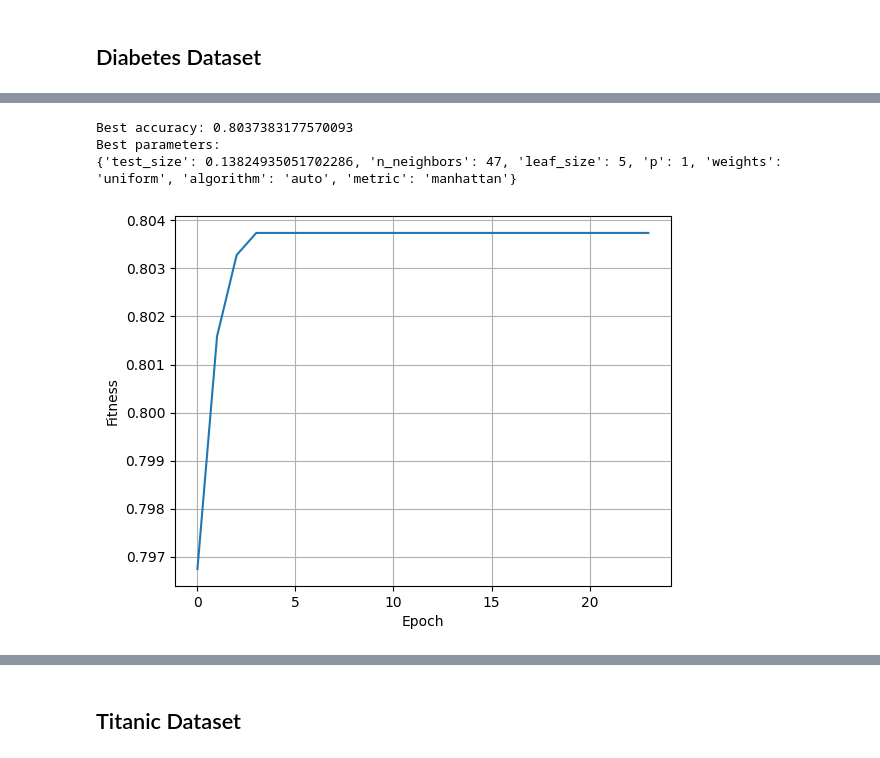
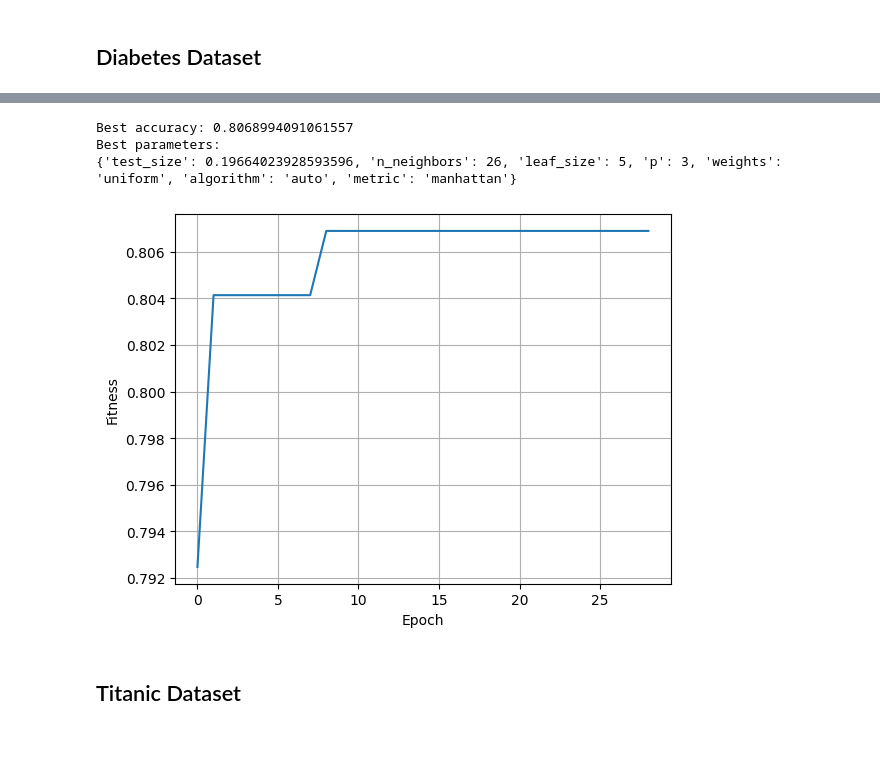
Before and after one commit to emir-ozturk/meta_heuristic, a Jupyter notebook: knn_meta_example.ipynb, the cells around one changed output, grey strips where cells are left out. Saved outputs shown, nothing was run; the diff lists cells and outputs as text; code cells hidden in the pictures.

```diff
--- a/knn_meta_example.ipynb
+++ b/knn_meta_example.ipynb
@@ -38,7 +9,8 @@ id: 154, target: Objectives: [0.80373832], Fitness: 0.8037383177570093, solution
-# %%
-plot_fitness(diabetes_model)
-# %% [output]
-Best accuracy: 0.8037383177570093
-Best parameters:
-{'test_size': 0.13824935051702286, 'n_neighbors': 47, 'leaf_size': 5, 'p': 1, 'weights': 'uniform', 'algorithm': 'auto', 'metric': 'manhattan'}
-[figure, removed]
+# %%
+diabetes_df = load_diabetes_dataset()
+diabetes_problem = KnnMetaHeuristicProblem(diabetes_df[0], diabetes_df[1], problem_bounds, complexity_weight=0.01)
+diabetes_model = SOS.OriginalSOS(epoch=80)
+diabetes_model.solve(diabetes_problem, termination=termination)
+
+plot_fitness(diabetes_model)
+# %% [output]
@@ -45,2 +34,6 @@ Best parameters:
+Best accuracy: 0.8068994091061557
+Best parameters:
+{'test_size': 0.19664023928593596, 'n_neighbors': 26, 'leaf_size': 5, 'p': 3, 'weights': 'uniform', 'algorithm': 'auto', 'metric': 'manhattan'}
+[figure, added]
 # %% [markdown]
 ## Titanic Dataset
```
Also changed, not shown: parts of 12 cells of this notebook, 8 other files.
